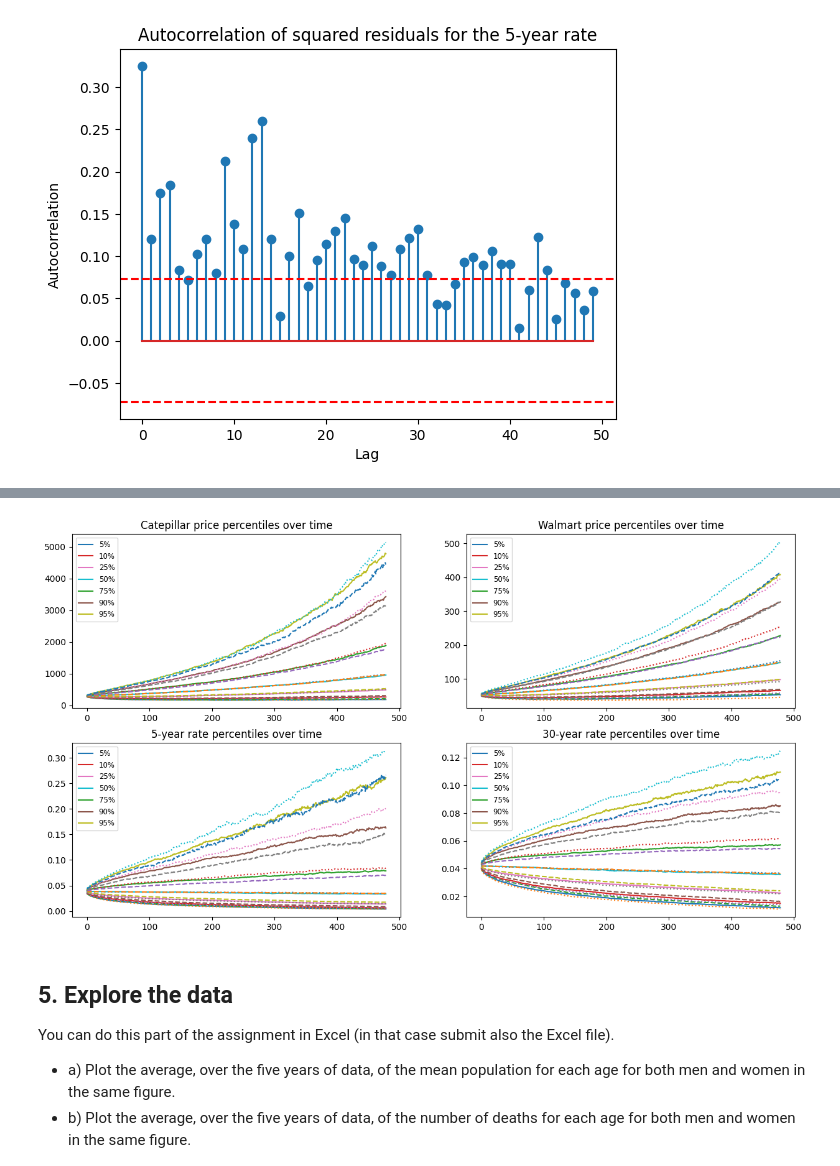
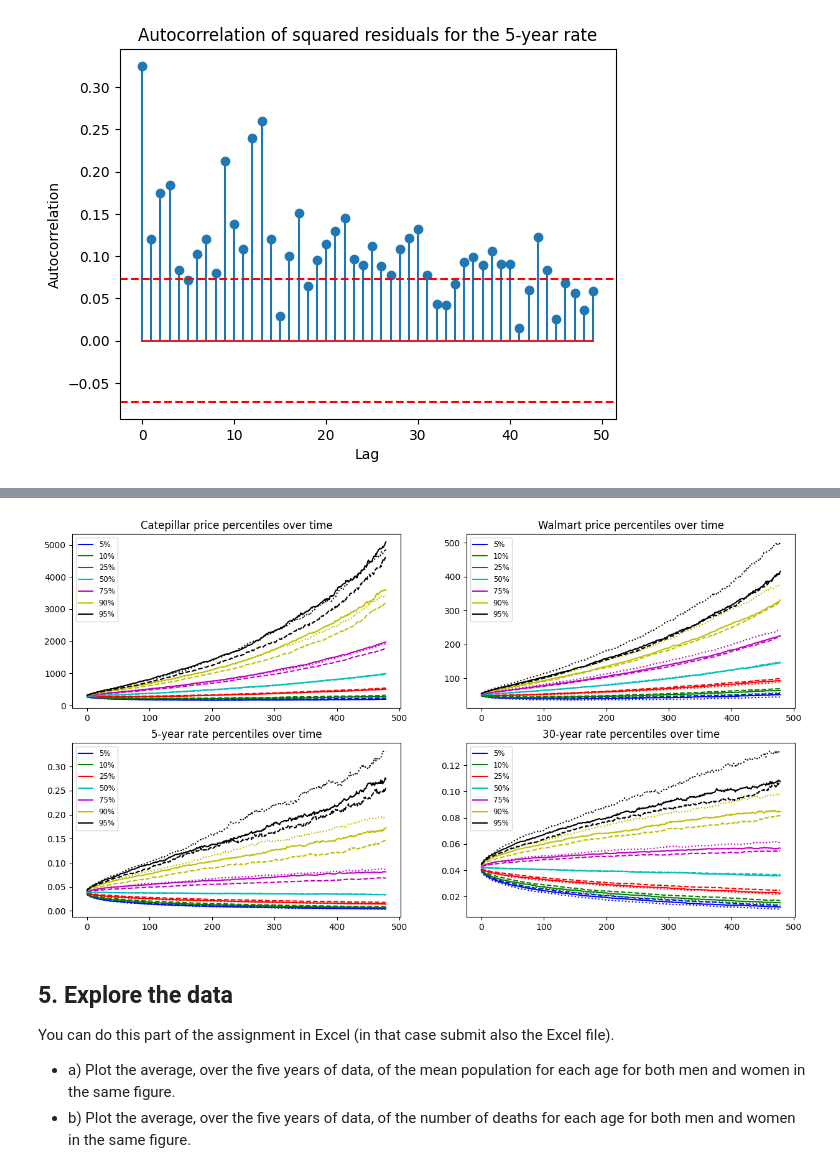
Before and after one commit to JohanHerbert/Lab2_ERM, a Jupyter notebook: Lab2_notebook.ipynb, the cells around one changed output, grey strips where cells are left out. Cells and saved outputs as stored; diff of their text form; code cells hidden in the pictures.

```diff
--- a/Lab2_notebook.ipynb
+++ b/Lab2_notebook.ipynb
@@ -206,31 +206,32 @@ for i in range(0,weeklyTimestep):
         thirtyYearPercentile[i, j] = np.quantile(simulatedPrices[:, 14, i], quantileValues[j])
 # %%
 percentiles = ['5%', '10%', '25%', '50%', '75%', '90%', '95%']
+colors = ['b', 'g', 'r', 'c', 'm', 'y', 'k']
 fig, ax = plt.subplots(2, 2, figsize=(15, 10))
 
-for i, label in enumerate(percentiles):
-    ax[0, 0].plot(catepillarPercentile[1:, i], label=label)
+for i, (label, color) in enumerate(zip(percentiles, colors)):
+    ax[0, 0].plot(catepillarPercentile[1:, i], label=label, color = color)
 
 ax[0, 0].set_title('Catepillar price percentiles over time')
 ax[0, 0].legend(fontsize = 'small')
 ax[0,0].set_xlabel('Weeks')
 
-for i, label in enumerate(percentiles):
-    ax[0, 1].plot(walmartPercentile[1:, i], label=label)
+for i, (label, color) in enumerate(zip(percentiles, colors)):
+    ax[0, 1].plot(walmartPercentile[1:, i], label=label, color = color)
 
 ax[0, 1].set_title('Walmart price percentiles over time')
 ax[0, 1].legend(fontsize = 'small')
 ax[0,1].set_xlabel('Weeks')
 
-for i, label in enumerate(percentiles):
-    ax[1, 0].plot(fiveYearPercentile[1:, i], label=label)
+for i, (label, color) in enumerate(zip(percentiles, colors)):
+    ax[1, 0].plot(fiveYearPercentile[1:, i], label=label, color = color)
 
 ax[1, 0].set_title('5-year rate percentiles over time')
 ax[1, 0].legend(fontsize = 'small')
 ax[1,0].set_xlabel('Weeks')
 
-for i, label in enumerate(percentiles):
-    ax[1, 1].plot(thirtyYearPercentile[1:, i], label=label)
+for i, (label, color) in enumerate(zip(percentiles, colors)):
+    ax[1, 1].plot(thirtyYearPercentile[1:, i], label=label, color = color)
 
 ax[1, 1].set_title('30-year rate percentiles over time')
 ax[1, 1].legend(fontsize = 'small')
@@ -675,49 +725,45 @@ for i in range(0,weeklyTimestep):
         thirtyYearPercentileDCC[i, j] = np.quantile(simulatedPrices[:, 14, i], quantileValues[j])
 # %%
 percentiles = ['5%', '10%', '25%', '50%', '75%', '90%', '95%']
+colors = ['b', 'g', 'r', 'c', 'm', 'y', 'k']
+
 fig, ax = plt.subplots(2, 2, figsize=(15, 8))
 
-for i, label in enumerate(percentiles):
-    ax[0, 0].plot(catepillarPercentile[1:, i], label=label)
-    ax[0, 0].plot(catepillarPercentileHS[1:, i], linestyle = 'dotted')
-    ax[0, 0].plot(catepillarPercentileDCC[1:, i],   linestyle = 'dashed')
-
+for i, (label, color) in enumerate(zip(percentiles, colors)):
+    ax[0, 0].plot(catepillarPercentile[1:, i], label=label, color=color)
+    ax[0, 0].plot(catepillarPercentileHS[1:, i], linestyle='dotted', color=color)
+    ax[0, 0].plot(catepillarPercentileDCC[1:, i], linestyle='dashed', color=color)
 
 ax[0, 0].set_title('Catepillar price percentiles over time')
-ax[0, 0].legend(fontsize = 'small')
+ax[0, 0].legend(fontsize='small')
 
-for i, label in enumerate(percentiles):
-    ax[0, 1].plot(walmartPercentile[1:, i], label=label)
-    ax[0, 1].plot(walmartPercentileHS[1:, i], linestyle = 'dotted')
-    ax[0, 1].plot(walmartPercentileDCC[1:, i],  linestyle = 'dashed')
-
+for i, (label, color) in enumerate(zip(percentiles, colors)):
+    ax[0, 1].plot(walmartPercentile[1:, i], label=label, color=color)
+    ax[0, 1].plot(walmartPercentileHS[1:, i], linestyle='dotted', color=color)
+    ax[0, 1].plot(walmartPercentileDCC[1:, i], linestyle='dashed', color=color)
 
 ax[0, 1].set_title('Walmart price percentiles over time')
-ax[0, 1].legend(fontsize = 'small')
+ax[0, 1].legend(fontsize='small')
 
-for i, label in enumerate(percentiles):
-    ax[1, 0].plot(fiveYearPercentile[1:, i], label=label)
-    ax[1, 0].plot(fiveYearPercentileHS[1:, i], linestyle = 'dotted')
-    ax[1, 0].plot(fiveYearPercentileDCC[1:, i],   linestyle = 'dashed')
-
-
+for i, (label, color) in enumerate(zip(percentiles, colors)):
+    ax[1, 0].plot(fiveYearPercentile[1:, i], label=label, color=color)
+    ax[1, 0].plot(fiveYearPercentileHS[1:, i], linestyle='dotted', color=color)
+    ax[1, 0].plot(fiveYearPercentileDCC[1:, i], linestyle='dashed', color=color)
 
 ax[1, 0].set_title('5-year rate percentiles over time')
-ax[1, 0].legend(fontsize = 'small')
+ax[1, 0].legend(fontsize='small')
 
-for i, label in enumerate(percentiles):
-    ax[1, 1].plot(thirtyYearPercentile[1:, i], label=label)
-    ax[1, 1].plot(thirtyYearPercentileHS[1:, i], linestyle = 'dotted')
-    ax[1, 1].plot(thirtyYearPercentileDCC[1:, i],  linestyle = 'dashed')
-
-
+for i, (label, color) in enumerate(zip(percentiles, colors)):
+    ax[1, 1].plot(thirtyYearPercentile[1:, i], label=label, color=color)
+    ax[1, 1].plot(thirtyYearPercentileHS[1:, i], linestyle='dotted', color=color)
+    ax[1, 1].plot(thirtyYearPercentileDCC[1:, i], linestyle='dashed', color=color)
 
 ax[1, 1].set_title('30-year rate percentiles over time')
-ax[1, 1].legend(fontsize = 'small')
+ax[1, 1].legend(fontsize='small')
 
 plt.show()
 # %% [output]
-[figure, old version]
+[figure, new version]
 # %% [markdown]
 ## 5. Explore the data
 You can do this part of the assignment in Excel (in that case submit also the Excel file).
```
Also changed, not shown: parts of 11 cells of this notebook.
